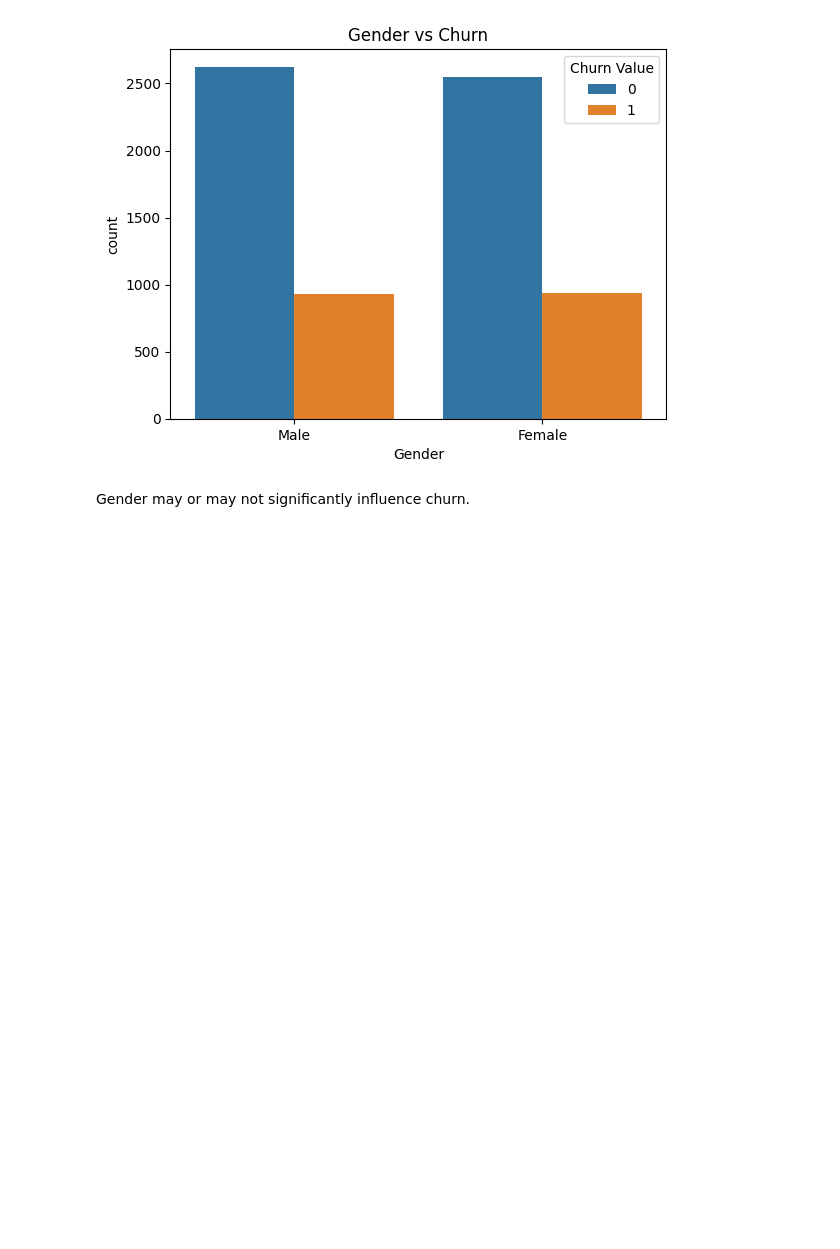
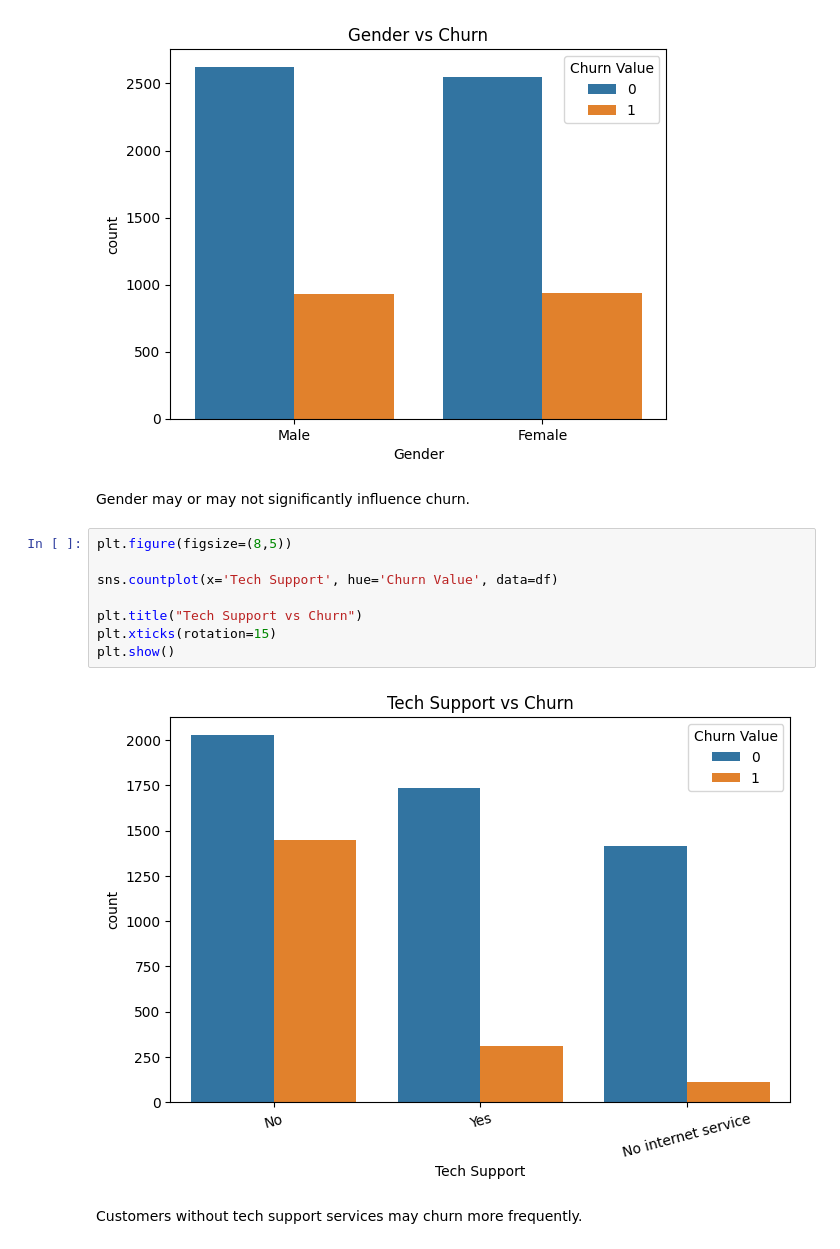
Before and after one commit to shiivu18/churn_Analytics, a Jupyter notebook: notebooks/01_data_understanding.ipynb, the cells around one changed output. Saved outputs shown, nothing was run; the diff lists cells and outputs as text; blank space fills up the shorter version.

Commit message:
TECH SUPPORT VS CHURN

```diff
--- a/notebooks/01_data_understanding.ipynb
+++ b/notebooks/01_data_understanding.ipynb
@@ -254,3 +254,15 @@ plt.show()
 [figure]
 # %% [markdown]
 Gender may or may not significantly influence churn.
+# %%
+plt.figure(figsize=(8,5))
+
+sns.countplot(x='Tech Support', hue='Churn Value', data=df)
+
+plt.title("Tech Support vs Churn")
+plt.xticks(rotation=15)
+plt.show()
+# %% [output]
+[figure, added]
+# %% [markdown]
+Customers without tech support services may churn more frequently.
```
